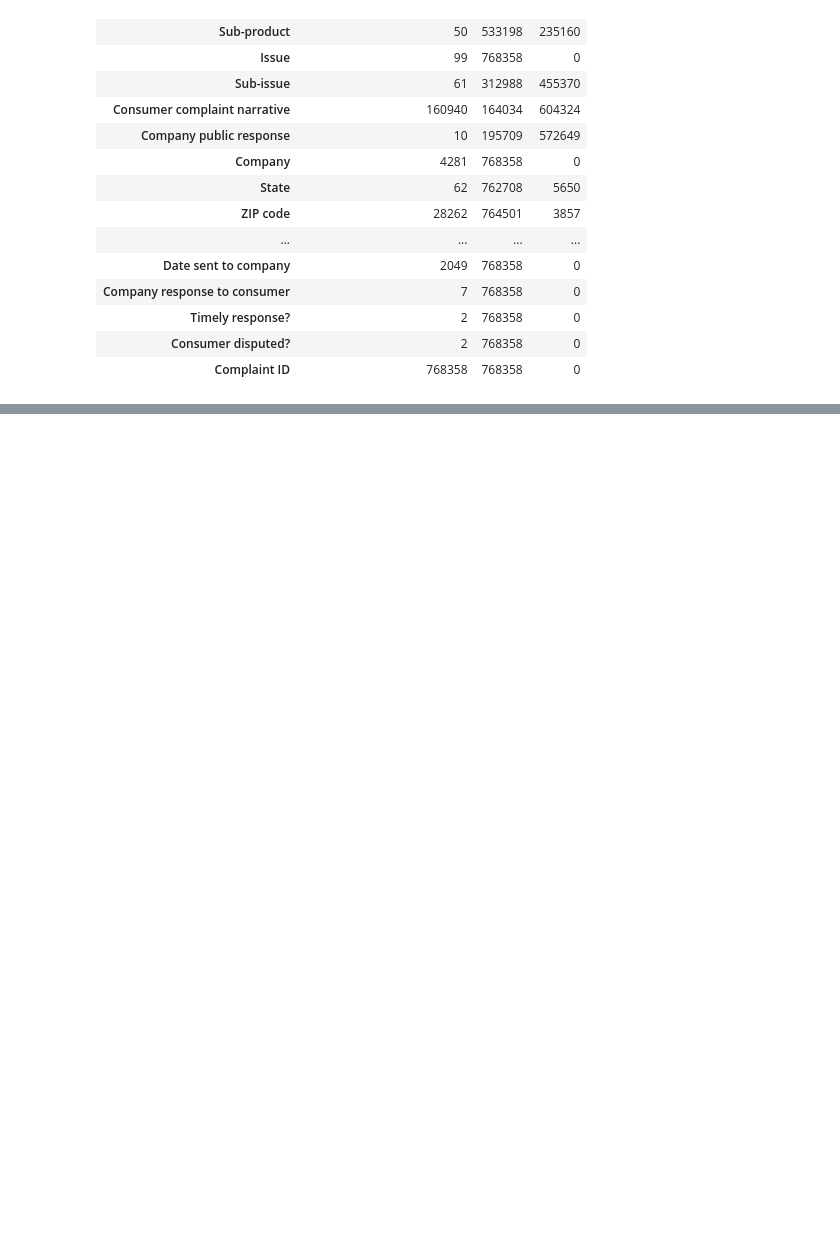
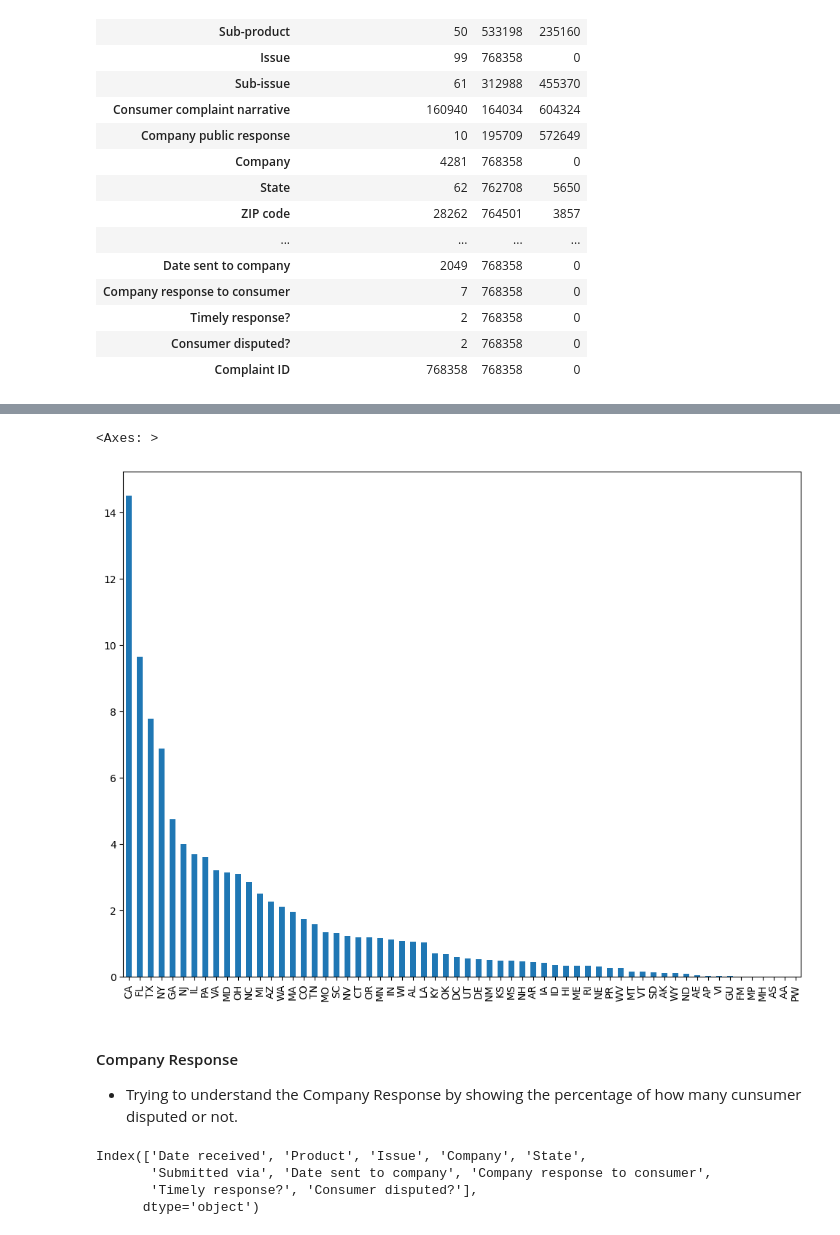
Before and after one commit to Sheiphan/Complaints_Prediction_NLP, a Jupyter notebook: Research/EDA.ipynb, the cells around one changed output, grey strips where cells are left out. Drawn from its saved outputs; the diff is of its cells as text; code cells hidden in the pictures; blank space fills up the shorter version.

```diff
--- a/Research/EDA.ipynb
+++ b/Research/EDA.ipynb
@@ -88,0 +277,3 @@ describe(df)
+# %%
+top_states = df['State'].value_counts(normalize=True)*100
+top_states.to_frame()
@@ -89 +294,17 @@ describe(df)
+# %%
+plt.subplots(figsize=(12,9))
+top_states.plot(kind='bar')
+# %% [output]
+<Axes: >
+[figure, added]
+# %% [markdown]
+#### Company Response
+* Trying to understand the Company Response by showing the percentage of how many cunsumer disputed or not.
+# %%
+df.columns
+# %% [output]
+Index(['Date received', 'Product', 'Issue', 'Company', 'State',
+       'Submitted via', 'Date sent to company', 'Company response to consumer',
+       'Timely response?', 'Consumer disputed?'],
+      dtype='object')
 # %%
```
Also changed, not shown: parts of 26 cells of this notebook.
